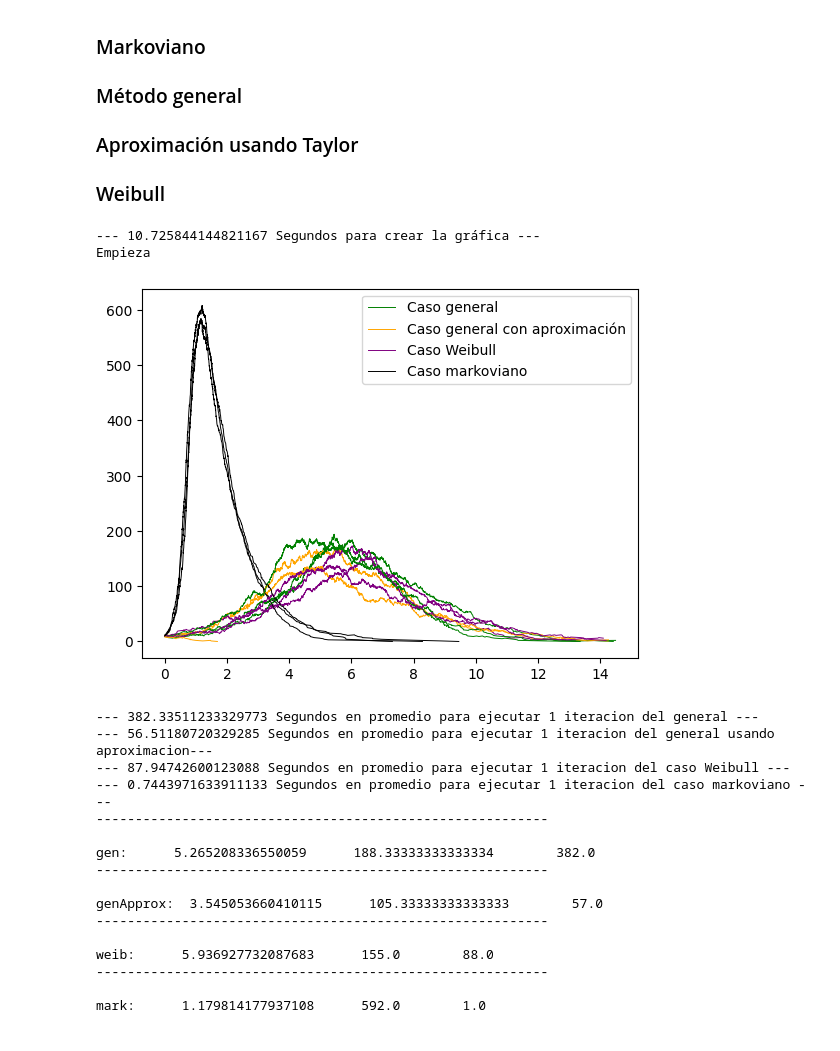
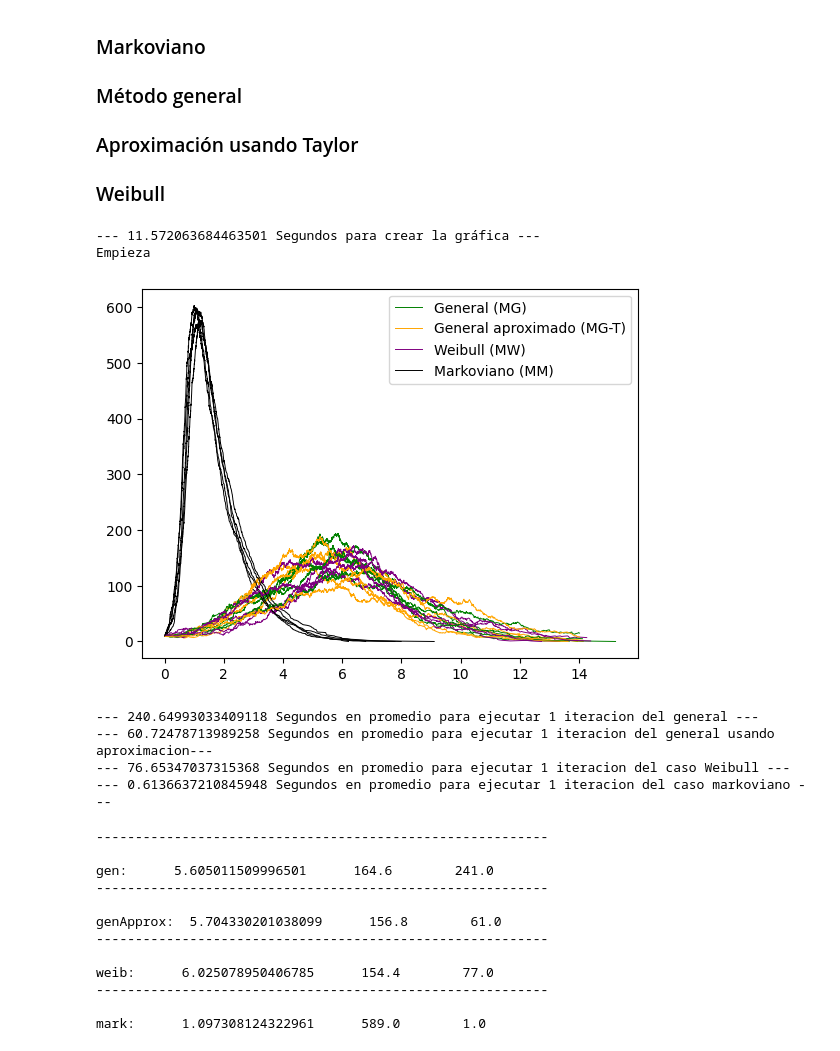
Before and after one commit to JairEsc/Mat_Apl_2, a Jupyter notebook: Gillespie_Non_markovian.ipynb, the cells around one changed output. Saved outputs shown, nothing was run; the diff lists cells and outputs as text; code cells hidden in the pictures.

```diff
--- a/Gillespie_Non_markovian.ipynb
+++ b/Gillespie_Non_markovian.ipynb
@@ -449,79 +449,96 @@ times_general=[]
 times_general_approx=[]
 times_weibull=[]
 times_markovian=[]
+matriz_trayectorias=[['MG']]
 picos={"gen":[],"genApprox":[],"weib":[],"mark":[]}
-for k in range(3):
+for k in range(5):
     #------------------------------------ General
     iter_time = time.time()
     H=[]
-    while(len(H)<10):
+    while(len(H)<100):
       G_copy=G.copy()
       X_I_indexes_copy=X_I_indexes.copy()
       H=Gillespie_Direct_Method_Non_markovian_network(N=N,X_I_indexes=X_I_indexes_copy,method='general',params=[],densities=[psi_infection,psi_recovery],survivals=[psi_survival_infection,psi_survival_recovery],G_network_initial=G_copy,T=14)
     if(k==0):
-        plt.plot(H['time'],H['I(t)'], 'green',linewidth=0.7,label='Caso general ')
+        plt.plot(H['time'],H['I(t)'], 'green',linewidth=0.7,label='General (MG)')
     else:
         plt.plot(H['time'],H['I(t)'], 'green',linewidth=0.7)
     i=np.argmax(H['I(t)'])
     picos['gen'].append([H['time'][i],H['I(t)'][i]])
     times_general.append((time.time() - iter_time))
+    matriz_trayectorias.append(H['time'])
+    matriz_trayectorias.append(H['I(t)'])
+    matriz_trayectorias.append(['MG-T'])
     #------------------------------------
     #------------------------------------ General aproximado
     iter_time = time.time()
     H=[]
-    while(len(H)<10):
+    while(len(H)<100):
       G_copy=G.copy()
       X_I_indexes_copy=X_I_indexes.copy()
       H=Gillespie_Direct_Method_Non_markovian_network(N=N,X_I_indexes=X_I_indexes_copy,method='aproximado',params=[],densities=[psi_infection,psi_recovery],survivals=[psi_survival_infection,psi_survival_recovery],G_network_initial=G_copy,T=14)
     if(k==0):
-        plt.plot(H['time'],H['I(t)'], 'orange',linewidth=0.7,label='Caso general con aproximación')
+        plt.plot(H['time'],H['I(t)'], 'orange',linewidth=0.7,label='General aproximado (MG-T)')
     else:
         plt.plot(H['time'],H['I(t)'], 'orange',linewidth=0.7)
     i=np.argmax(H['I(t)'])
     picos['genApprox'].append([H['time'][i],H['I(t)'][i]])
     times_general_approx.append((time.time() - iter_time))
+    matriz_trayectorias.append(H['time'])
+    matriz_trayectorias.append(H['I(t)'])
+    matriz_trayectorias.append(['MW'])
     #------------------------------------
     #------------------------------------ Weibull
     iter_time = time.time()
     H=[]
-    while(len(H)<10):
+    while(len(H)<100):
       G_copy=G.copy()
       X_I_indexes_copy=X_I_indexes.copy()
       H=Gillespie_Direct_Method_Non_markovian_network(N=N,X_I_indexes=X_I_indexes_copy,method='Weibull',params=[a_I,a_R,lammbda_I,lammbda_R],G_network_initial=G_copy,T=14)
     if(k==0):
-        plt.plot(H['time'],H['I(t)'], 'purple',linewidth=0.7,label='Caso Weibull')
+        plt.plot(H['time'],H['I(t)'], 'purple',linewidth=0.7,label='Weibull (MW)')
     else:
         plt.plot(H['time'],H['I(t)'], 'purple',linewidth=0.7)
     i=np.argmax(H['I(t)'])
     picos['weib'].append([H['time'][i],H['I(t)'][i]])
     times_weibull.append((time.time() - iter_time))
+    matriz_trayectorias.append(H['time'])
+    matriz_trayectorias.append(H['I(t)'])
+    matriz_trayectorias.append(['MM'])
     #------------------------------------
     #------------------------------------ Markoviano
     iter_time = time.time()
     H=[]
-    while(len(H)<10):
+    while(len(H)<100):
       G_copy=G.copy()
       X_I_indexes_copy=X_I_indexes.copy()
       H=Gillespie_Direct_Method_Network(beta,gamma,N,X_I_indexes=X_I_indexes_copy,G_network_initial=G_copy,T=14)
     if(k==0):
-        plt.plot(H['time'],H['I(t)'], 'black',linewidth=0.7,label='Caso markoviano')
+        plt.plot(H['time'],H['I(t)'], 'black',linewidth=0.7,label='Markoviano (MM) ')
     else:
         plt.plot(H['time'],H['I(t)'], 'black',linewidth=0.7)
     i=np.argmax(H['I(t)'])
     picos['mark'].append([H['time'][i],H['I(t)'][i]])
     times_markovian.append((time.time() - iter_time))
+    matriz_trayectorias.append(H['time'])
+    matriz_trayectorias.append(H['I(t)'])
+    matriz_trayectorias.append(['MG'])
     #------------------------------------
 plt.legend()
 plt.savefig('comparacion.png',dpi=300)
 plt.show()
 print("--- %s Segundos en promedio para ejecutar 1 iteracion del general ---" %np.mean(times_general))
 print("--- %s Segundos en promedio para ejecutar 1 iteracion del general usando aproximacion---" %np.mean(times_general_approx))
 print("--- %s Segundos en promedio para ejecutar 1 iteracion del caso Weibull ---" % np.mean(times_weibull))
 print("--- %s Segundos en promedio para ejecutar 1 iteracion del caso markoviano ---" % np.mean(times_markovian))
 # %% [output]
---- 10.725844144821167 Segundos para crear la gráfica ---
+--- 11.572063684463501 Segundos para crear la gráfica ---
 Empieza
-[figure, old version]
+[figure, new version]
+--- 240.64993033409118 Segundos en promedio para ejecutar 1 iteracion del general ---
+--- 60.72478713989258 Segundos en promedio para ejecutar 1 iteracion del general usando aproximacion---
+--- 76.65347037315368 Segundos en promedio para ejecutar 1 iteracion del caso Weibull ---
+--- 0.6136637210845948 Segundos en promedio para ejecutar 1 iteracion del caso markoviano ---
 # %%
 print('----------------------------------------------------------\n')
 print('gen:     ',np.mean(picos['gen'],axis=0)[0],'    ',np.mean(picos['gen'],axis=0)[1], '      ',np.round(np.mean(times_general)))
@@ -532,19 +549,15 @@ print('weib:     ',np.mean(picos['weib'],axis=0)[0],'    ',np.mean(picos['weib']
 print('----------------------------------------------------------\n')
 print('mark:     ',np.mean(picos['mark'],axis=0)[0],'    ',np.mean(picos['mark'],axis=0)[1], '      ',np.round(np.mean(times_markovian)))
 # %% [output]
---- 382.33511233329773 Segundos en promedio para ejecutar 1 iteracion del general ---
---- 56.51180720329285 Segundos en promedio para ejecutar 1 iteracion del general usando aproximacion---
---- 87.94742600123088 Segundos en promedio para ejecutar 1 iteracion del caso Weibull ---
---- 0.7443971633911133 Segundos en promedio para ejecutar 1 iteracion del caso markoviano ---
 ----------------------------------------------------------
 
-gen:      5.265208336550059      188.33333333333334        382.0
+gen:      5.605011509996501      164.6        241.0
 ----------------------------------------------------------
 
-genApprox:  3.545053660410115      105.33333333333333        57.0
+genApprox:  5.704330201038099      156.8        61.0
 ----------------------------------------------------------
 
-weib:      5.936927732087683      155.0        88.0
+weib:      6.025078950406785      154.4        77.0
 ----------------------------------------------------------
 
-mark:      1.179814177937108      592.0        1.0
+mark:      1.097308124322961      589.0        1.0
```
